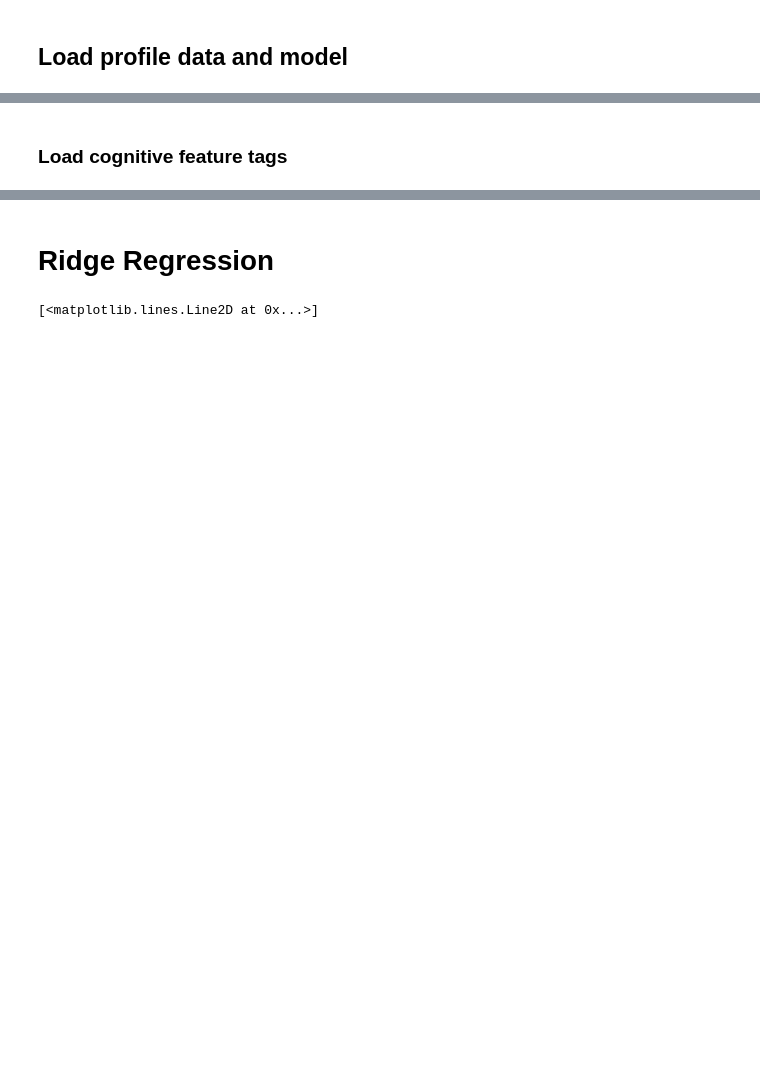
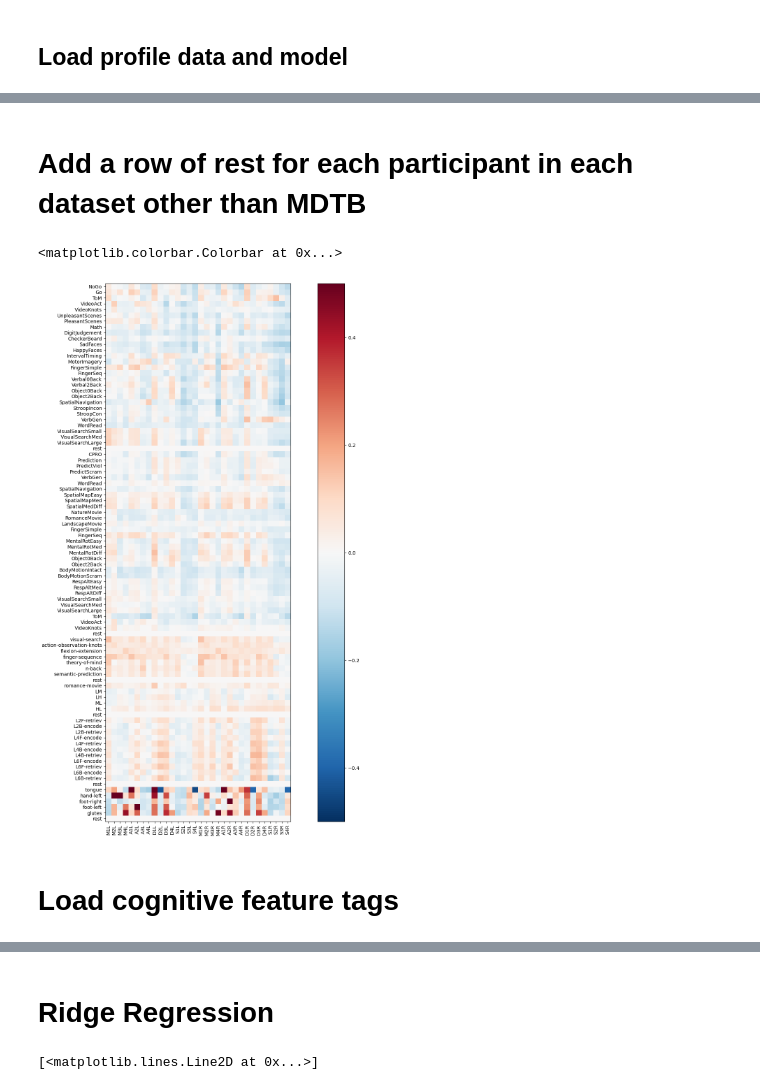
Before and after one commit to DiedrichsenLab/ProbabilisticParcellation, a Jupyter notebook: notebooks/atlas_paper/cognitive_features_all.ipynb, the cells around one changed output, grey strips where cells are left out. Drawn from its saved outputs; the diff is of its cells as text; code cells hidden in the pictures; blank space fills up the shorter version.

```diff
--- a/notebooks/atlas_paper/cognitive_features_all.ipynb
+++ b/notebooks/atlas_paper/cognitive_features_all.ipynb
@@ -78,5 +93,49 @@ plt.imshow(profile_mat.T)
+# %% [markdown]
+# Add a row of rest for each participant in each dataset other than MDTB
+# %%
+profile_rest = deepcopy(profile_orig)
+label_columns = [ i for i, label in enumerate(profile_rest.columns) if label in labels]
+dset_part = zip(profile_rest.dataset, profile_rest.participant_id,  profile_rest.session)
+# get unique combinations in original order
+dset_part = list(dict.fromkeys(dset_part))
+# Make index into column
+profile_rest['condition'] = profile_rest.index
+profile_rest = profile_rest.reset_index(drop=True)
+
+
+for dataset, participant, session in dset_part:
+    participant_rows = (profile_rest.participant_id == participant) & (profile_rest.dataset == dataset) & (profile_rest.session == session)
+    if dataset == 'MDTB' or dataset == 'Pontine':
+        # subtract rest from all other MDTB tasks
+
+        rest_row = (participant_rows) & (profile_rest.condition == 'rest')
+        rest_profile = profile_mat[rest_row]
+
+        profile_rest.iloc[np.where(participant_rows)[0],label_columns] = profile_mat[participant_rows] - np.repeat(profile_mat[rest_row], profile_mat[participant_rows].shape[0], axis=0)
+    else:
+        # Insert an empty row after the last participant row
+        insert_rest = pd.Series([dataset, session, participant] + [0] * (len(profile_rest.columns) - 4) + ['rest'], index=profile_rest.columns)
+        insert_index = np.where(participant_rows)[0][-1] + 1
+        profile_rest.loc[insert_index] = insert_rest
+
+# Make condition into row index and drop condition column
+profile_rest = profile_rest.set_index('condition')
+profile_mat = profile_rest[labels].to_numpy()
+# %%
+
+participant='03'
+participant_rows = (profile_rest.participant_id == f'sub-{participant}')
+
+plt.figure(figsize=(20, 20))
+plt.imshow(profile_rest[participant_rows][labels], cmap=cmap_matrix, vmin=-0.5, vmax=0.5)
+plt.xticks(range(profile.shape[1]), profile.columns.tolist(), rotation=90)
+plt.yticks(range(profile_rest[participant_rows].shape[0]), profile_rest[participant_rows].index.tolist())
+plt.colorbar()
+# %% [output]
+<matplotlib.colorbar.Colorbar at 0x...>
+[figure, added]
 # %% [markdown]
-### Load cognitive feature tags
+# Load cognitive feature tags
 # %%
 # Load cognitive features
 tags = pd.read_csv(
```
Also changed, not shown: parts of 20 cells of this notebook, 2 other files.
